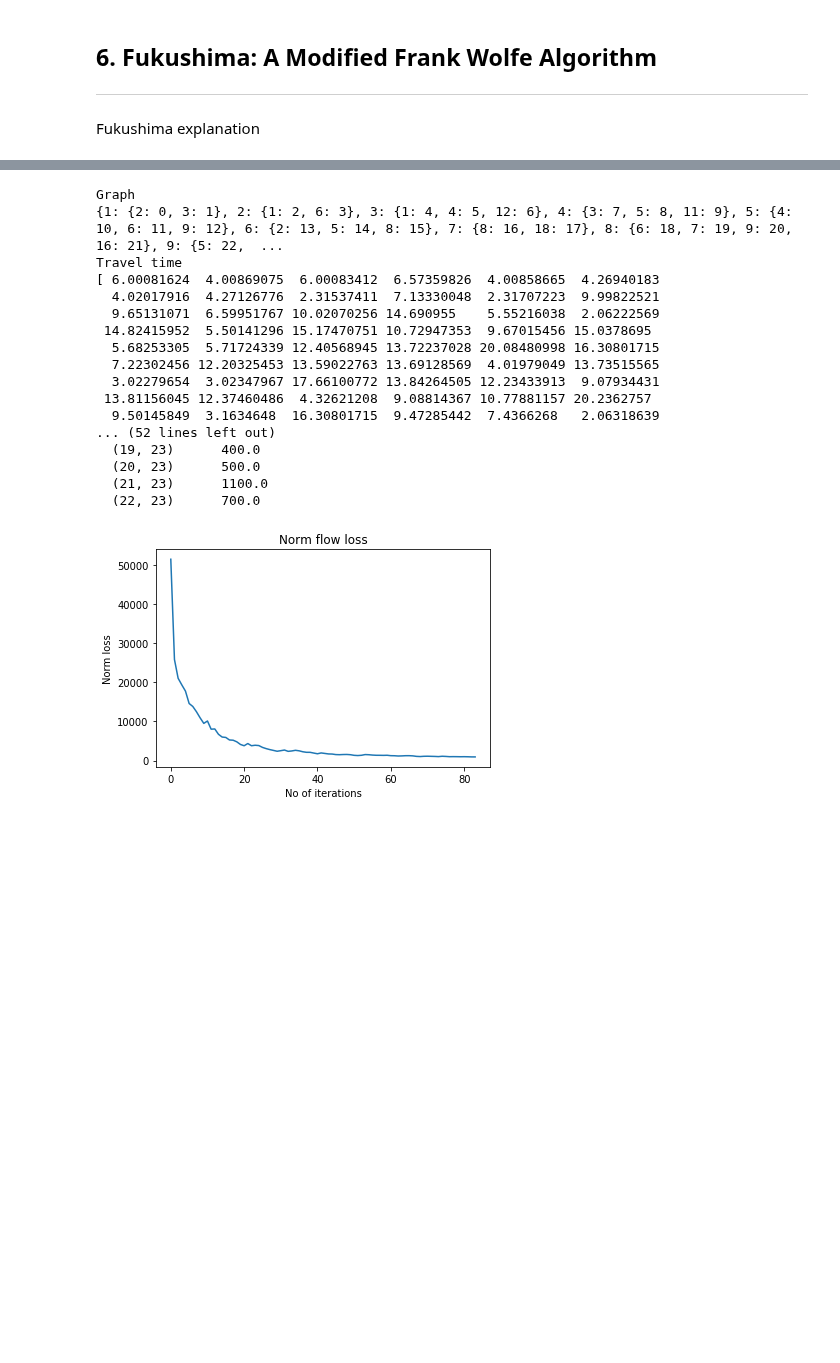
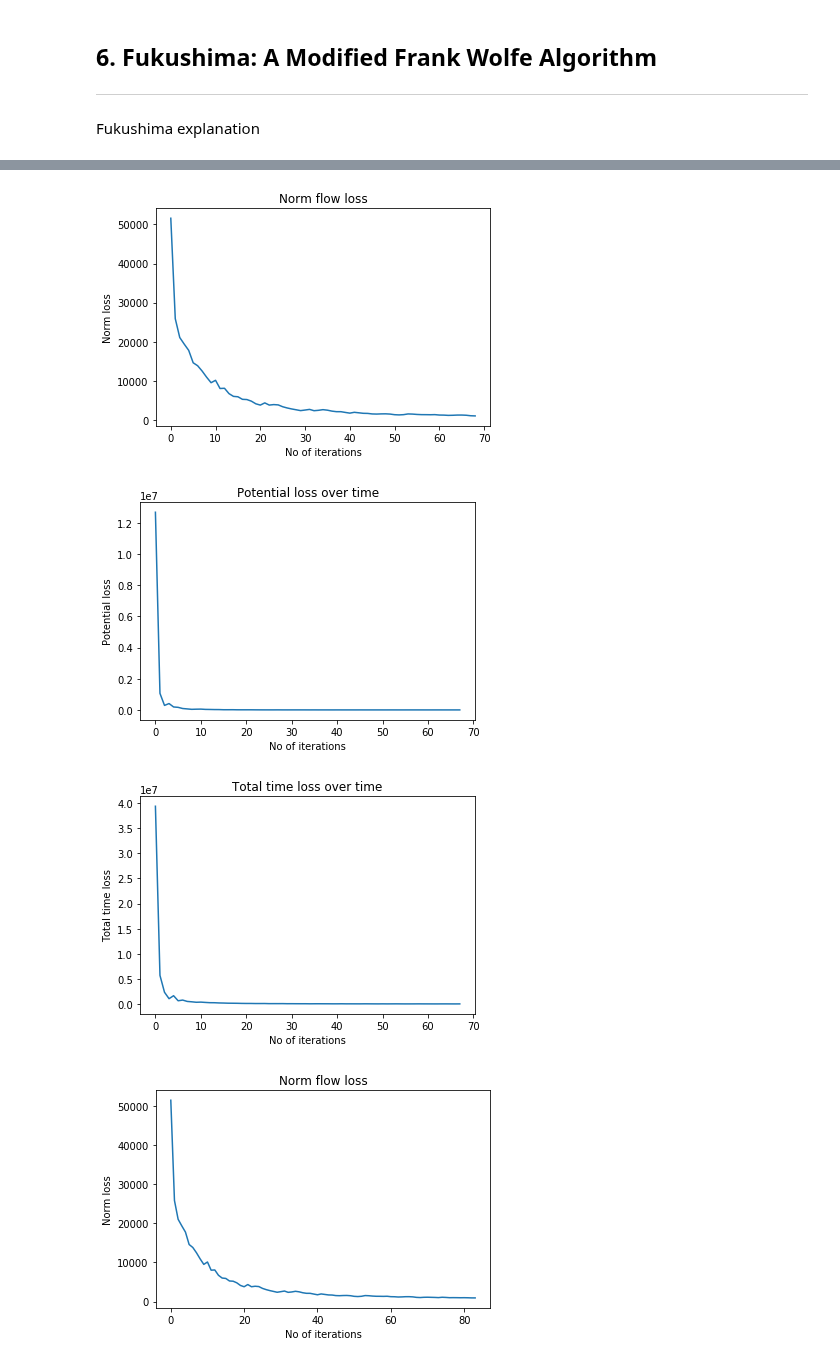
Before and after one commit to TheoCabannes/Traffic_network_framework, a Jupyter notebook: STA.ipynb, the cells around one changed output, grey strips where cells are left out. Cells and saved outputs as stored; diff of their text form; code cells hidden in the pictures; blank space fills up the shorter version.

```diff
--- a/STA.ipynb
+++ b/STA.ipynb
@@ -709,28 +735,30 @@ Alpha:  1.895427874387841e-05
-# %%
-print("Graph")
-print(graph)
-print("Travel time")
-print(travel_time(flow, graph_wrapped))
-print("Demand")
-print(demand)
-# %% [output]
-Graph
-{1: {2: 0, 3: 1}, 2: {1: 2, 6: 3}, 3: {1: 4, 4: 5, 12: 6}, 4: {3: 7, 5: 8, 11: 9}, 5: {4: 10, 6: 11, 9: 12}, 6: {2: 13, 5: 14, 8: 15}, 7: {8: 16, 18: 17}, 8: {6: 18, 7: 19, 9: 20, 16: 21}, 9: {5: 22,  ...
-Travel time
-[ 6.00081624  4.00869075  6.00083412  6.57359826  4.00858665  4.26940183
-  4.02017916  4.27126776  2.31537411  7.13330048  2.31707223  9.99822521
-  9.65131071  6.59951767 10.02070256 14.690955    5.55216038  2.06222569
- 14.82415952  5.50141296 15.17470751 10.72947353  9.67015456 15.0378695
-  5.68253305  5.71724339 12.40568945 13.72237028 20.08480998 16.30801715
-  7.22302456 12.20325453 13.59022763 13.69128569  4.01979049 13.73515565
-  3.02279654  3.02347967 17.66100772 13.84264505 12.23433913  9.07934431
- 13.81156045 12.37460486  4.32621208  9.08814367 10.77881157 20.2362757
-  9.50145849  3.1634648  16.30801715  9.47285442  7.4366268   2.06318639
-... (52 lines left out)
-  (19, 23)      400.0
-  (20, 23)      500.0
-  (21, 23)      1100.0
-  (22, 23)      700.0
+# %%
+norm_flow_loss = [np.linalg.norm(f-flow,2) for f in f_iter]
+plt.figure()
+plt.title("Norm flow loss")
+plt.ylabel("Norm loss")
+plt.xlabel("No of iterations")
+plt.plot(norm_flow_loss)
+plt.show()
+
+potential_loss = [potential(f_iter[i], graph_wrapped)-potential(f_iter[i+1], graph_wrapped) for i in range(len(f_iter)-1)]
+plt.figure()
+plt.title("Potential loss over time")
+plt.ylabel("Potential loss")
+plt.xlabel("No of iterations")
+plt.plot(potential_loss)
+plt.show()
+
+plt.figure()
+plt.title("Total time loss over time")
+plt.ylabel("Total time loss")
+plt.xlabel("No of iterations")
+plt.plot(tt_iter)
+plt.show()
+# %% [output]
+[figure, added]
+[figure, added]
+[figure, added]
 # %%
 norm_flow_loss = [np.linalg.norm(f-flow,2) for f in f_iter]
 plt.figure()
```
Also changed, not shown: parts of 4 cells of this notebook.
